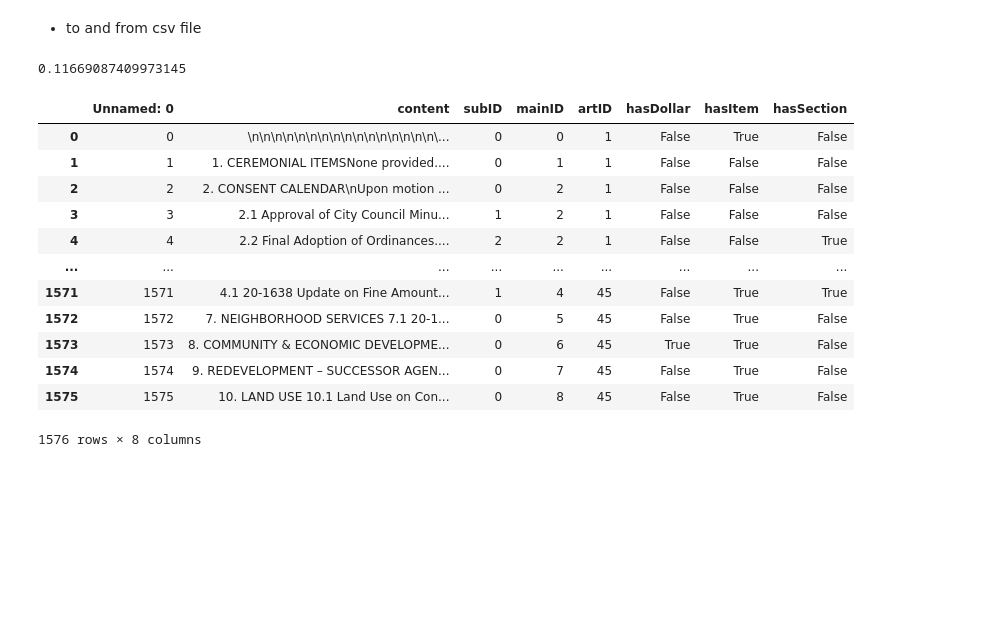
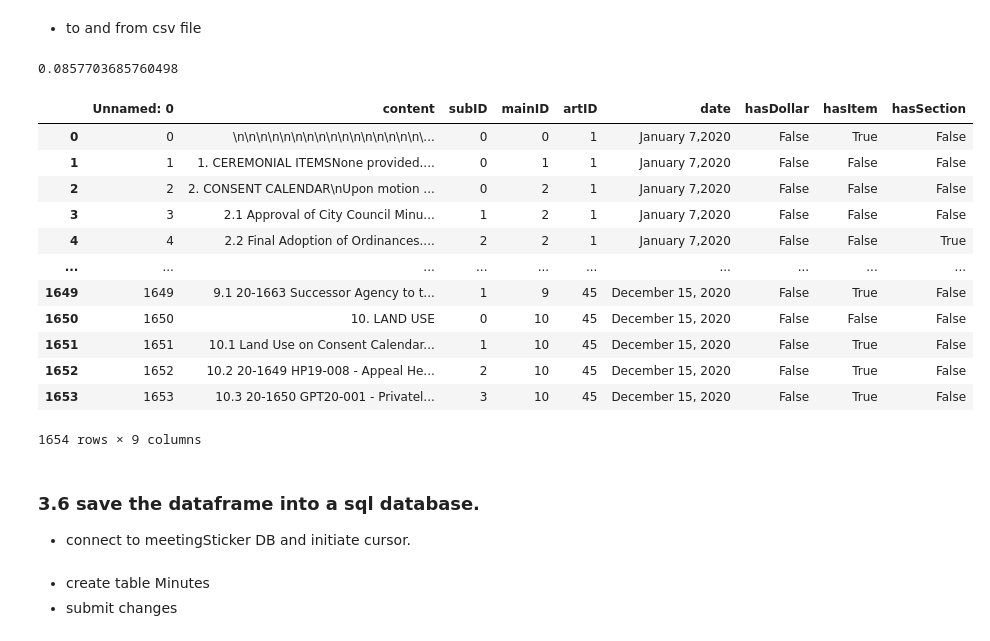
Before and after one commit to vanessa920/aws-comp-nlp, a Jupyter notebook: 3. regex_mins.ipynb, the cells around one changed output. Saved outputs shown, nothing was run; the diff lists cells and outputs as text; code cells hidden in the pictures; blank space fills up the shorter version.

```diff
--- a/3. regex_mins.ipynb
+++ b/3. regex_mins.ipynb
@@ -26,10 +26,11 @@ import regex as re
 # room for improvement. host defined pattern to backend/user defined pattern
 # may subject to change between different pdf contents
 patterns = {'maintitle':re.compile(r'\n{1}\s?(\d{0,2}[.]\s*.*?)\n'),
-           'subtitle':re.compile(r'\n{1}\s?(\d?[.]\d?\s*.*)'),
+           'subtitle':re.compile(r'\s?(\d?[.]\d?\s*.*)'),
            'dollar':re.compile('([$]\d+([,.]\d+)*)'),
            'item':re.compile(r'\s(\d+-\d+\s+.*)\n'),
-           'section':re.compile(r'\s((Sections?)\s\d+[.]\d+[.]\d+)')}
+           'section':re.compile(r'\s((Sections?)\s\d+[.]\d+[.]\d+)'),
+           'date':re.compile(r'([ADFJMNOS]\w* \d{1,2},\s?20\d+)')}
 # %% [markdown]
 + identifing recoganizable key words for main title recognition
 # %%
@@ -66,8 +67,8 @@ mainTopicLS = list(dict.fromkeys(mainTopicLS))
 import pandas as pd
 import math
 
-def qcRework (BLOCKS,pickLS = [],articleID = 1):
-    Blocks = [[b,0,0,articleID] for b in BLOCKS]
+def qcRework (BLOCKS,date,pickLS = [],articleID = 1):
+    Blocks = [[b,0,0,articleID,date] for b in BLOCKS]
     Blocks_result = []
     i = 0
     j = 0
@@ -78,16 +79,18 @@ def qcRework (BLOCKS,pickLS = [],articleID = 1):
         word_ls = [w for w in word_ls if w!='']
         word_ls = [w for w in word_ls if w!='\n']
         try:
-            main = float(word_ls[0])
-            sub = round((main-i)*100)
-            # print(word_ls[0],sub)
-            if sub%10 == 0 and j != 9:
-                sub = round(sub/10)
+            # check the first item in the list and see if it is decimal number
+            firstN = float(word_ls[0])
+            subID = round((firstN-i)*100)
+            # process, and realign the number
+            if subID % 10 == 0 and j % 10 != 9:
+                subID = round(subID/10)
             else:
                 pass
-            if math.floor(main)==i and sub == j+1:
-                j = sub
-                #print(word_ls[0],j)
+
+            if math.floor(firstN)==i and subID == j+1:
+                j = subID
+            # print(word_ls[0],subID,j)
         except:
             pass
 
@@ -98,7 +101,7 @@ def qcRework (BLOCKS,pickLS = [],articleID = 1):
             continue
 
         if word_ls[-1] == word_ls[-1].upper() and word_ls[1] in pickLS:
-            i += 1
+            i = int(re.match('^\d+',word_ls[0]).group(0))
             j = 0
             b[2] = i
             Blocks_result.append(b)
@@ -108,7 +111,7 @@ def qcRework (BLOCKS,pickLS = [],articleID = 1):
             b[2] = i
             Blocks_result.append(b)
 
-    df_blocks = pd.DataFrame(Blocks_result,columns = ['content','subID','mainID','artID'])
+    df_blocks = pd.DataFrame(Blocks_result,columns = ['content','subID','mainID','artID','date'])
     return df_blocks
 # %% [markdown]
 + process all articles in the string list.
@@ -119,7 +122,7 @@ i = 1
 for a in articles:
     #print(i)
     BLOCKS = re.split(patterns['maintitle'],a)
-    articles_in_blocks.append(qcRework(BLOCKS,mainTopicLS,i))
+    articles_in_blocks.append(qcRework(BLOCKS,re.search(patterns['date'],a).group(0),mainTopicLS,i))
     i+=1
 # %% [markdown]
 + visual validation
@@ -211,9 +208,11 @@ df_minutes
 # %%
 import time
 
+filename = 'city_SanJose_Minutes'
+
 start = time.time()
-df_minutes.to_feather('city_SanJose_Minutes.feather')
-df_read = pd.read_feather('city_SanJose_Minutes.feather')
+df_minutes.to_feather(filename+'.feather')
+df_read = pd.read_feather(filename+'.feather')
 print(time.time()-start)
 
 df_read
@@ -256,23 +235,27 @@ Name: artID, dtype: int64
 + to and from csv file
 # %%
 start = time.time()
-df_minutes.to_csv('city_SanJose_Minutes.csv')
-df_read = pd.read_csv('city_SanJose_Minutes.csv')
+df_minutes.to_csv(filename + '.csv')
+df_read = pd.read_csv(filename + '.csv')
 print(time.time()-start)
 
 df_read
 # %% [output]
-0.11669087409973145
+0.0857703685760498
-|  | Unnamed: 0 | content | subID | mainID | artID | hasDollar | hasItem | hasSection |
-| 0 | 0 | \n\n\n\n\n\n\n\n\n\n\n\n\n\n\n\n\... | 0 | 0 | 1 | False | True | False |
-| 1 | 1 | 1. CEREMONIAL ITEMSNone provided.... | 0 | 1 | 1 | False | False | False |
-| 2 | 2 | 2. CONSENT CALENDAR\nUpon motion ... | 0 | 2 | 1 | False | False | False |
-| 3 | 3 | 2.1 Approval of City Council Minu... | 1 | 2 | 1 | False | False | False |
-| 4 | 4 | 2.2 Final Adoption of Ordinances.... | 2 | 2 | 1 | False | False | True |
-| ... | ... | ... | ... | ... | ... | ... | ... | ... |
-| 1571 | 1571 | 4.1 20-1638 Update on Fine Amount... | 1 | 4 | 45 | False | True | True |
-| 1572 | 1572 | 7. NEIGHBORHOOD SERVICES 7.1 20-1... | 0 | 5 | 45 | False | True | False |
-| 1573 | 1573 | 8. COMMUNITY & ECONOMIC DEVELOPME... | 0 | 6 | 45 | True | True | False |
-| 1574 | 1574 | 9. REDEVELOPMENT – SUCCESSOR AGEN... | 0 | 7 | 45 | False | True | False |
-| 1575 | 1575 | 10. LAND USE 10.1 Land Use on Con... | 0 | 8 | 45 | False | True | False |
+|  | Unnamed: 0 | content | subID | mainID | artID | date | hasDollar | hasItem | hasSection |
+| 0 | 0 | \n\n\n\n\n\n\n\n\n\n\n\n\n\n\n\n\... | 0 | 0 | 1 | January 7,2020 | False | True | False |
+| 1 | 1 | 1. CEREMONIAL ITEMSNone provided.... | 0 | 1 | 1 | January 7,2020 | False | False | False |
+| 2 | 2 | 2. CONSENT CALENDAR\nUpon motion ... | 0 | 2 | 1 | January 7,2020 | False | False | False |
+| 3 | 3 | 2.1 Approval of City Council Minu... | 1 | 2 | 1 | January 7,2020 | False | False | False |
+| 4 | 4 | 2.2 Final Adoption of Ordinances.... | 2 | 2 | 1 | January 7,2020 | False | False | True |
+| ... | ... | ... | ... | ... | ... | ... | ... | ... | ... |
+| 1649 | 1649 | 9.1 20-1663 Successor Agency to t... | 1 | 9 | 45 | December 15, 2020 | False | True | False |
+| 1650 | 1650 | 10. LAND USE | 0 | 10 | 45 | December 15, 2020 | False | False | False |
+| 1651 | 1651 | 10.1 Land Use on Consent Calendar... | 1 | 10 | 45 | December 15, 2020 | False | True | False |
+| 1652 | 1652 | 10.2 20-1649 HP19-008 - Appeal He... | 2 | 10 | 45 | December 15, 2020 | False | True | False |
+| 1653 | 1653 | 10.3 20-1650 GPT20-001 - Privatel... | 3 | 10 | 45 | December 15, 2020 | False | True | False |
-1576 rows × 8 columns
+1654 rows × 9 columns
+# %% [markdown]
+### 3.6 save the dataframe into a sql database.
+
++ connect to meetingSticker DB and initiate cursor.
@@ -278,0 +267,3 @@ df_read
+# %% [markdown]
++ create table Minutes
++ submit changes
```
Also changed, not shown: parts of 12 cells of this notebook, 2 other files.
